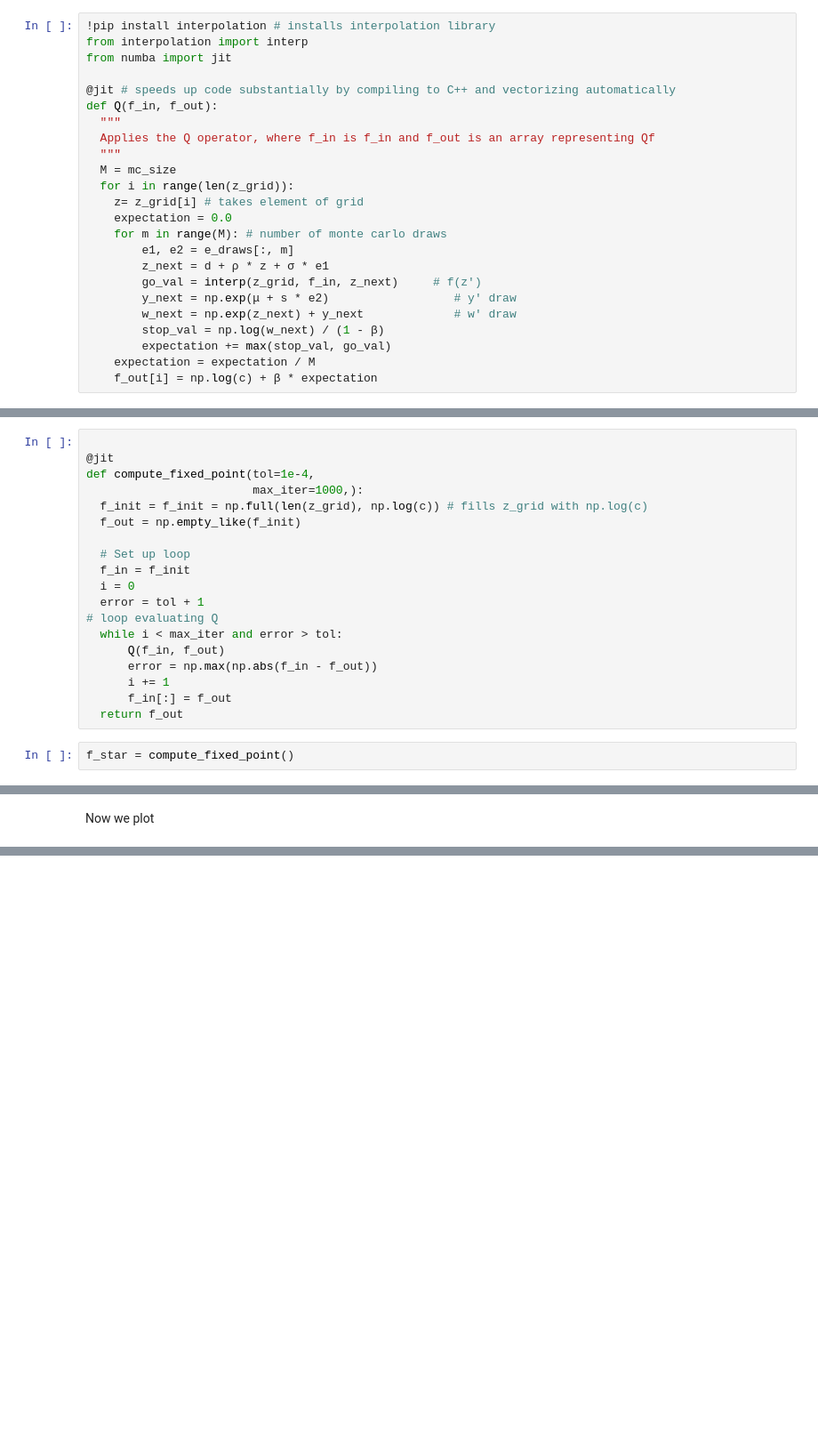
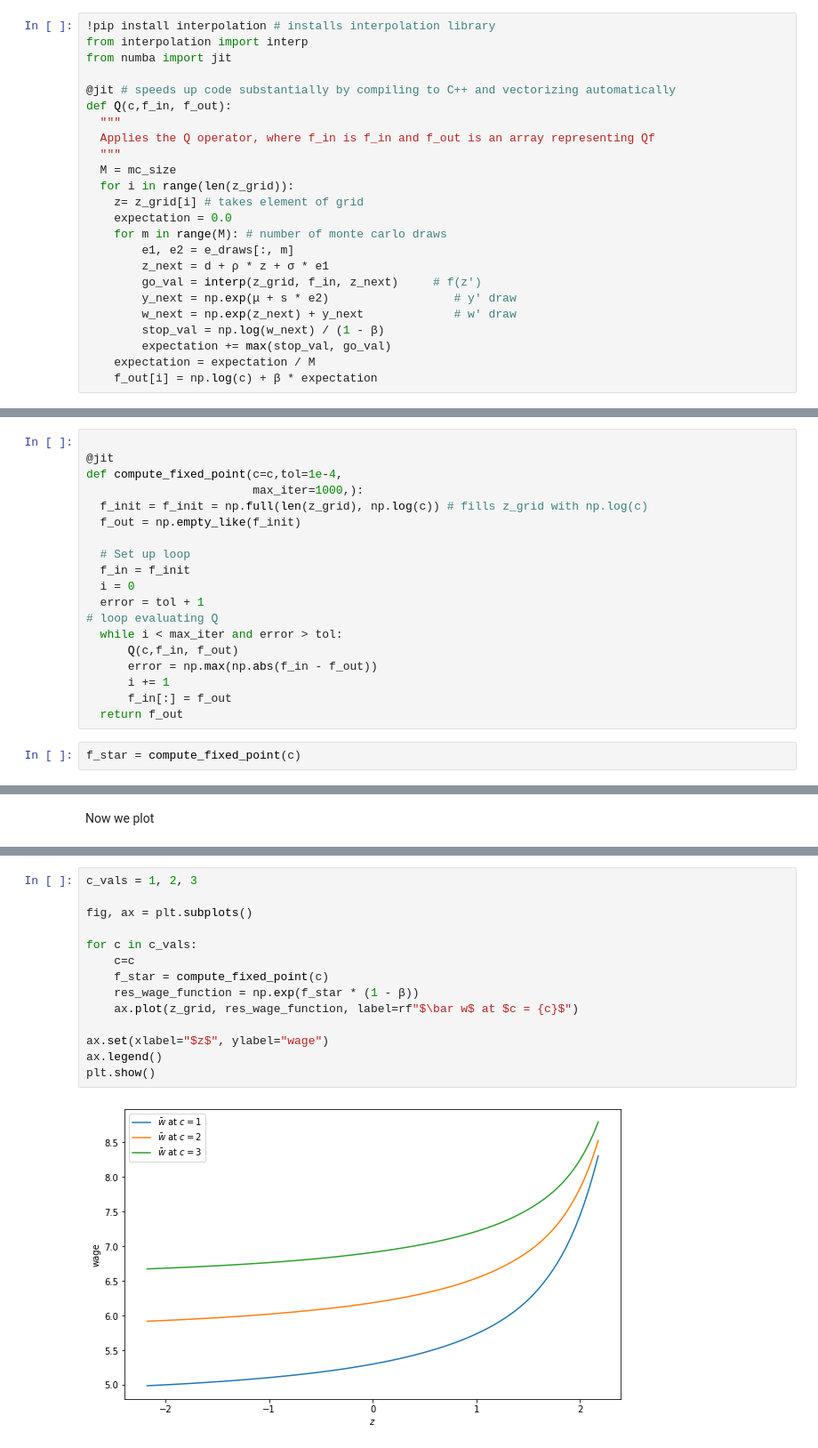
Before and after one commit to jborovicka/nyu-phd-macro-i, a Jupyter notebook: jupyter/mccall_value_function_iteration.ipynb, the cells around one changed output, grey strips where cells are left out. Shown: that part at 89% size. Cells and saved outputs as stored; diff of their text form; blank space fills up the shorter version.

Commit message:
Added multiple reservation wage values

```diff
--- a/jupyter/mccall_value_function_iteration.ipynb
+++ b/jupyter/mccall_value_function_iteration.ipynb
@@ -504,7 +504,7 @@ from interpolation import interp
 from numba import jit
 
 @jit # speeds up code substantially by compiling to C++ and vectorizing automatically
-def Q(f_in, f_out):
+def Q(c,f_in, f_out):
   """
   Applies the Q operator, where f_in is f_in and f_out is an array representing Qf
   """
@@ -535,7 +535,7 @@ Now we compute the fixed point of Q
 # %%
 
 @jit
-def compute_fixed_point(tol=1e-4,
+def compute_fixed_point(c=c,tol=1e-4,
                         max_iter=1000,):
   f_init = f_init = np.full(len(z_grid), np.log(c)) # fills z_grid with np.log(c)
   f_out = np.empty_like(f_init)
@@ -546,13 +546,13 @@ def compute_fixed_point(tol=1e-4,
   error = tol + 1
 # loop evaluating Q
   while i < max_iter and error > tol:
-      Q(f_in, f_out)
+      Q(c,f_in, f_out)
       error = np.max(np.abs(f_in - f_out))
       i += 1
       f_in[:] = f_out
   return f_out
 # %%
-f_star = compute_fixed_point()
+f_star = compute_fixed_point(c)
 # %%
 print(f_star)
 # %% [output]
@@ -606,0 +593,16 @@ plt.show()
+# %%
+c_vals = 1, 2, 3
+
+fig, ax = plt.subplots()
+
+for c in c_vals:
+    c=c
+    f_star = compute_fixed_point(c)
+    res_wage_function = np.exp(f_star * (1 - β))
+    ax.plot(z_grid, res_wage_function, label=rf"$\bar w$ at $c = {c}$")
+
+ax.set(xlabel="$z$", ylabel="wage")
+ax.legend()
+plt.show()
+# %% [output]
+[figure, added]
```
Also changed, not shown: parts of 3 cells of this notebook.
